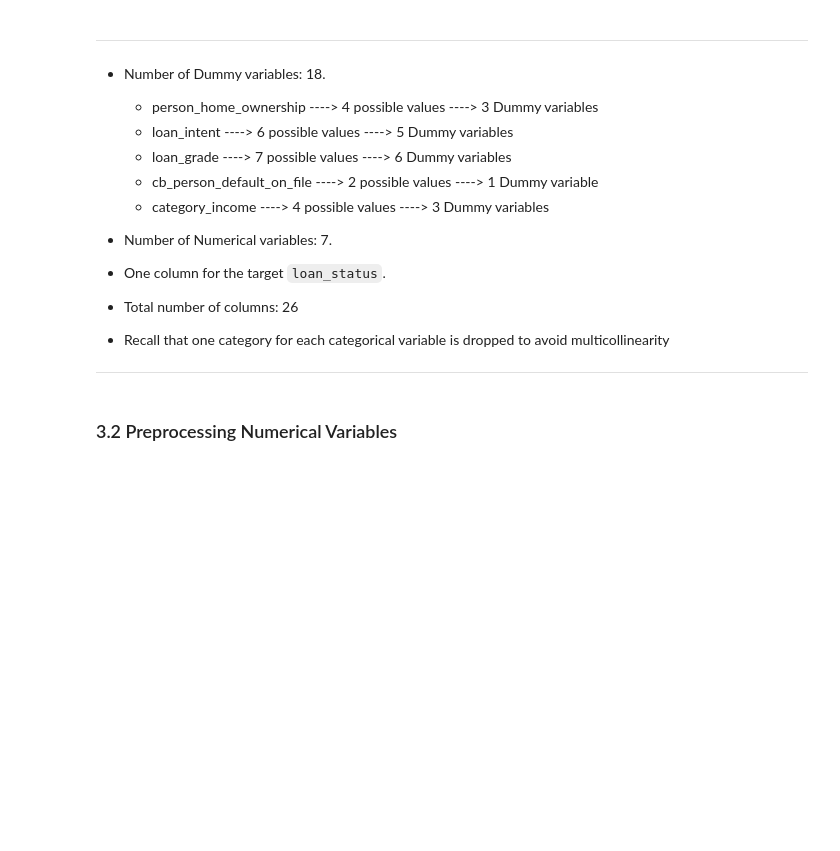
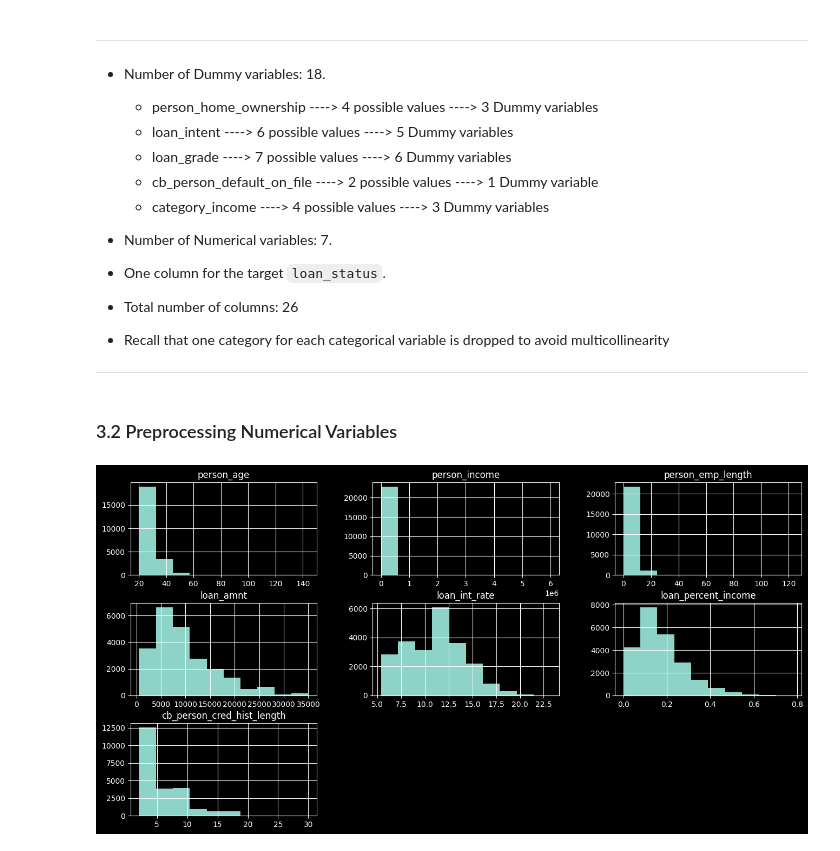
Before and after one commit to Keithan-Smith/consumer_loans, a Jupyter notebook: src/consumer_loans.ipynb, the cells around one changed output. Drawn from its saved outputs; the diff is of its cells as text; code cells hidden in the pictures; blank space fills up the shorter version.

Commit message:
adding plots

```diff
--- a/src/consumer_loans.ipynb
+++ b/src/consumer_loans.ipynb
@@ -287,3 +287,9 @@ df_train_features_rest = df_train_features[df_train_features.columns[~df_train_f
 
 df_test_features_numvars = df_test_features[numvars]
 df_test_features_rest = df_test_features[df_test_features.columns[~df_test_features.columns.isin(numvars)]]
+# %%
+# plot the numerical variables to view the data distribution
+df_train_features_numvars.hist(figsize=(16, 8))
+plt.show()
+# %% [output]
+[figure, added]
```
